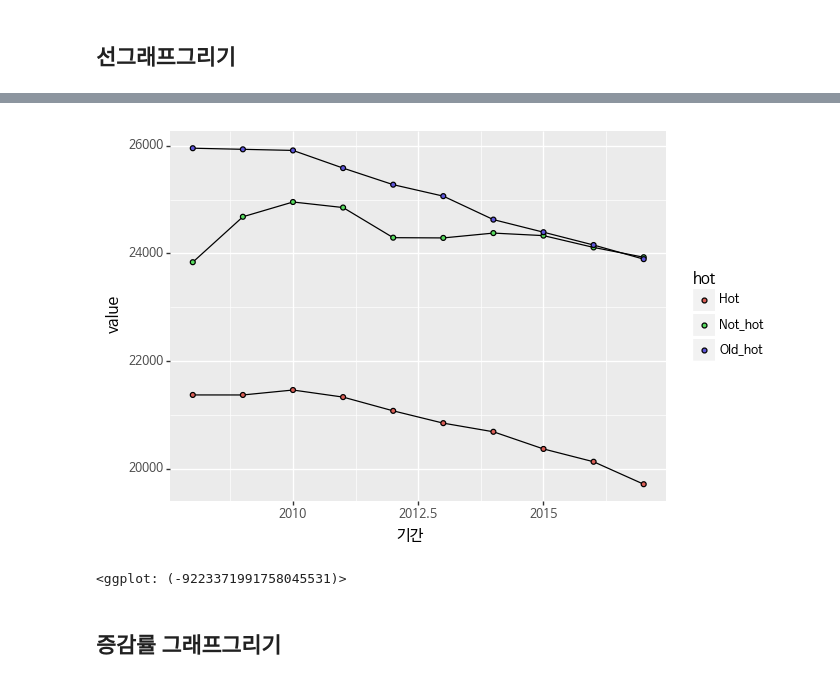
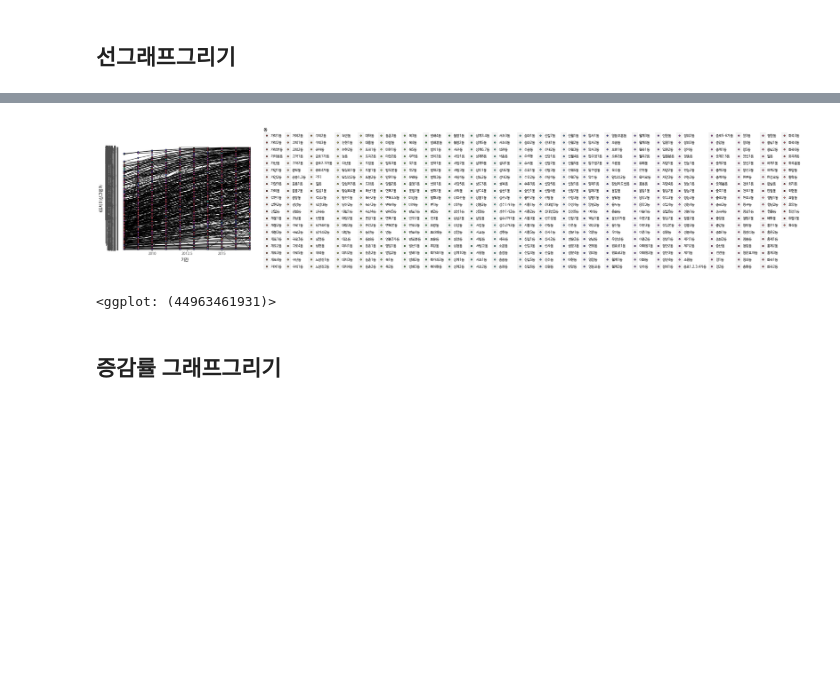
Before and after one commit to dataitgirls2/Next_Hip_Place, a Jupyter notebook: code/seoul_populations/population_visualization.ipynb, the cells around one changed output, grey strips where cells are left out. Drawn from its saved outputs; the diff is of its cells as text; code cells hidden in the pictures; blank space fills up the shorter version.

```diff
--- a/code/seoul_populations/population_visualization.ipynb
+++ b/code/seoul_populations/population_visualization.ipynb
@@ -47,7 +47,7 @@ dtypes: int64(1), object(14)
 memory usage: 45.1+ KB
 # %%
 df['hot'] = df['동']
-df.loc[df.iloc[:,2].str.contains(r'(연남|종로1.2.3.4가동|성수[12]가제[13]동|행운동|봉천동|망원)'), 'hot'] = 'Hot'
+# df.loc[df.iloc[:,2].str.contains(r'(연남|종로1.2.3.4가동|성수[12]가제[13]동|행운동|봉천동|망원)'), 'hot'] = 'Hot'
 df.loc[df.iloc[:,2].str.contains(r'(삼청|명동|목)'),  'hot'] = 'Old_hot'
 df.loc[df.iloc[:,2].str.contains(r'(연남|종로1.2.3.4가동|성수[12]가제[13]동|행운동|봉천동|망원|삼청|명동|목)')==False, 'hot'] = 'Not_hot'
 # df.loc[df.iloc[:,2].str.contains(r'(합계)'),'hot'] = 'Sum'
@@ -69,7 +111,7 @@ def str_to_float(x):
     except:
         return x
 # %%
-sample_hot = df[['기간','계_계','hot']].copy()
+sample_hot = df[['동','기간','65세이상고령자','hot']].copy()
 
 columns = sample_hot.columns
 for column in columns:
@@ -131,12 +174,12 @@ samplehot.head()
 # %%
-(ggplot(samplehot, aes(x='기간', y='value', group='hot' ,fill='hot'))
+(ggplot(sample_hot, aes(x='기간', y='65세이상고령자', group='동' ,fill='동'))
  + geom_line()
  + geom_point()
  + theme(text=element_text(family='NanumBarunGothic'))
 )
 # %% [output]
-[figure, old version]
+[figure, new version]
-<ggplot: (-9223371991758045531)>
+<ggplot: (44963461931)>
 # %% [markdown]
 ## 증감률 그래프그리기
 # %%
```
Also changed, not shown: parts of 10 cells of this notebook, 3 other files.
